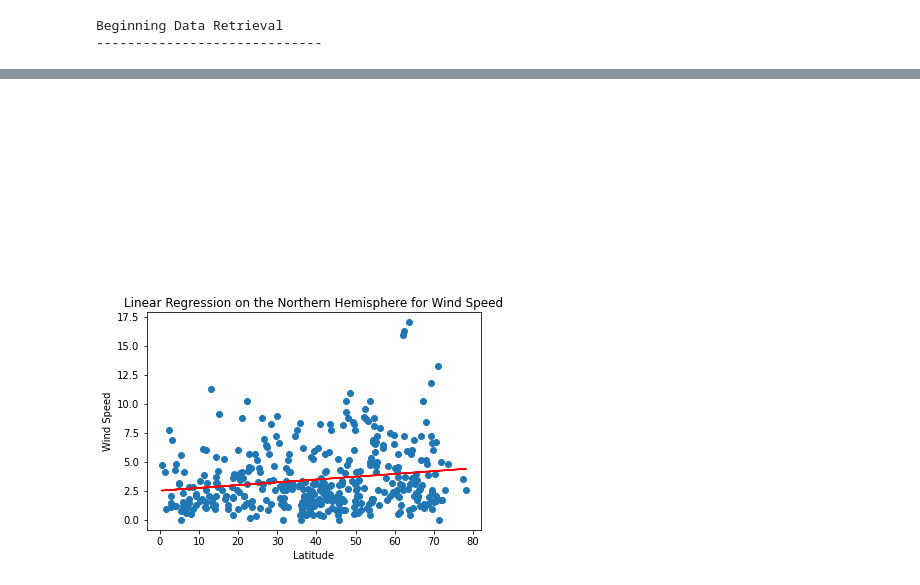
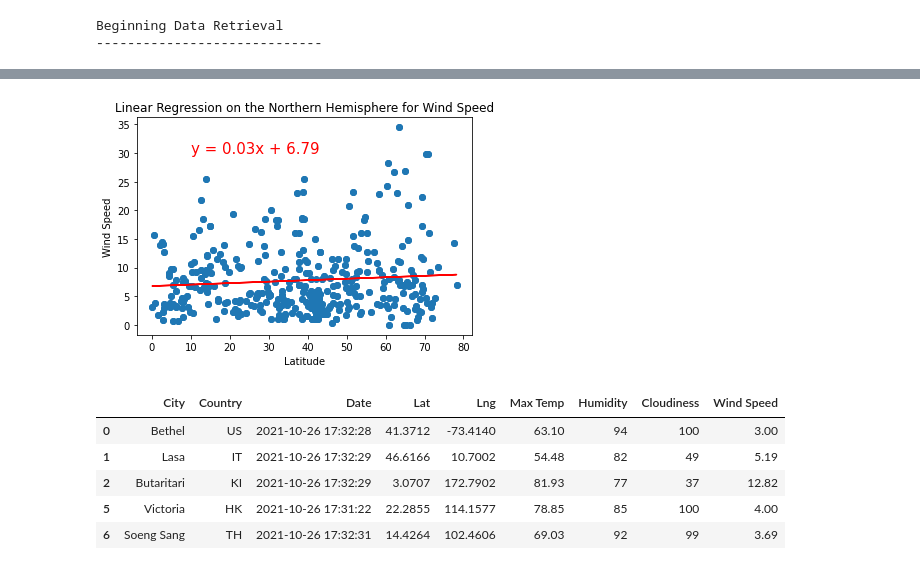
Before and after one commit to kateyharris/API-Python__World_Weather_Analysis, a Jupyter notebook: WeatherPy.ipynb, the cells around one changed output, grey strips where cells are left out. Saved outputs shown, nothing was run; the diff lists cells and outputs as text; code cells hidden in the pictures.

```diff
--- a/WeatherPy.ipynb
+++ b/WeatherPy.ipynb
@@ -68,7 +68,7 @@ for i, city in enumerate(cities):
         set_count += 1
         record_count = 1
     # 4 Build the city_url or endpoint for each city.
-    city_url = url + city.replace(" ","+") + "&appid=" + weather_api_key
+    city_url = url + city.replace(" ","+") + "&units=imperial&appid=" + weather_api_key
 
     # 5 Log the URL and the record and set numbers and the city.
     print(f"Processing Record {record_count} of Set {set_count} | {city}")
@@ -372,9 +370,9 @@ plot_linear_regression(x_values, y_values,
 # %%
 # Linear regression on the Northern Hemisphere
 x_values = northern_hemi_df["Lat"]
 y_values = northern_hemi_df["Wind Speed"]
 # Call the function.
 plot_linear_regression(x_values, y_values,
-                       'Linear Regression on the Northern Hemisphere for Wind Speed', 'Wind Speed',(40,35))
+                       'Linear Regression on the Northern Hemisphere for Wind Speed', 'Wind Speed',(10,30))
 # %% [output]
-[figure, old version]
+[figure, new version]
@@ -380,0 +409,11 @@ plot_linear_regression(x_values, y_values,
+# %%
+# get all Northern Hemisphere latitudes, for latitudes greater than or equal to 0, we can filter the city_data_df DataFrame
+northern_hemi_df = city_data_df.loc[(city_data_df["Lat"] >= 0)]
+northern_hemi_df.head()
+# %% [output]
+|  | City | Country | Date | Lat | Lng | Max Temp | Humidity | Cloudiness | Wind Speed |
+| 0 | Bethel | US | 2021-10-26 17:32:28 | 41.3712 | -73.4140 | 63.10 | 94 | 100 | 3.00 |
+| 1 | Lasa | IT | 2021-10-26 17:32:29 | 46.6166 | 10.7002 | 54.48 | 82 | 49 | 5.19 |
+| 2 | Butaritari | KI | 2021-10-26 17:32:29 | 3.0707 | 172.7902 | 81.93 | 77 | 37 | 12.82 |
+| 5 | Victoria | HK | 2021-10-26 17:31:22 | 22.2855 | 114.1577 | 78.85 | 85 | 100 | 4.00 |
+| 6 | Soeng Sang | TH | 2021-10-26 17:32:31 | 14.4264 | 102.4606 | 69.03 | 92 | 99 | 3.69 |
```
Also changed, not shown: parts of 28 cells of this notebook, 5 other files.
